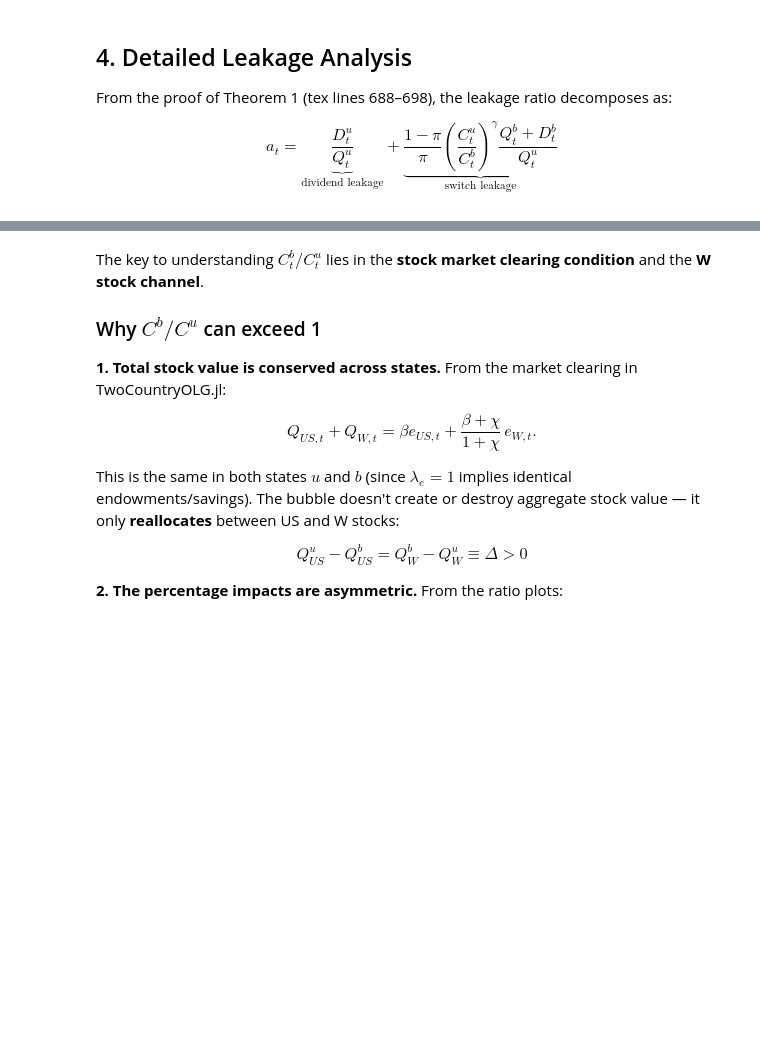
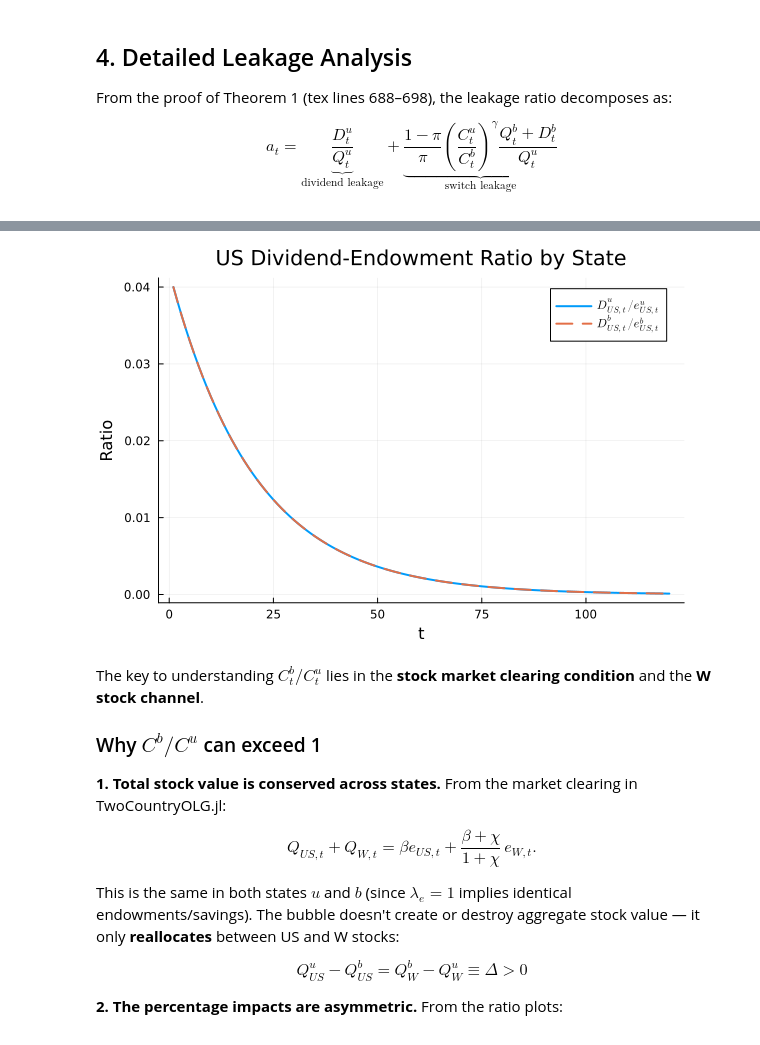
Before and after one commit to Cheng-Jipeng/Open_HKT, a Jupyter notebook: 04_bubble_diagnostics.ipynb, the cells around one changed output, grey strips where cells are left out. Saved outputs shown, nothing was run; the diff lists cells and outputs as text; code cells hidden in the pictures; blank space fills up the shorter version.

Commit message:
Add a new plot

```diff
--- a/04_bubble_diagnostics.ipynb
+++ b/04_bubble_diagnostics.ipynb
@@ -289,3 +289,17 @@ hline!(cr_plot, [1.0], ls=:dot, lc=:gray, label="")
+# %%
+# ── Dividend-endowment ratios in u and b states ──
+# Under Assumption 5: D^b = λ_D D^u and e^b = λ_e e^u at switch.
+div_endow_u = paths.D_US[tt] ./ paths.e_US[tt]
+div_endow_b = (p.λ_D / p.λ_e) .* div_endow_u
+
+de_plot = plot(tt, div_endow_u, lw=2,
+               label=L"D_{US,t}^u / e_{US,t}^u",
+               xlabel="t", ylabel="Ratio",
+               title="US Dividend-Endowment Ratio by State")
+plot!(de_plot, tt, div_endow_b, lw=2, ls=:dash,
+      label=L"D_{US,t}^b / e_{US,t}^b")
+# %% [output]
+[figure, added]
 # %% [markdown]
 The key to understanding $C_t^b/C_t^u$ lies in the **stock market clearing condition** and the **W stock channel**.
 
```
Also changed, not shown: parts of 14 cells of this notebook, 3 other files.
